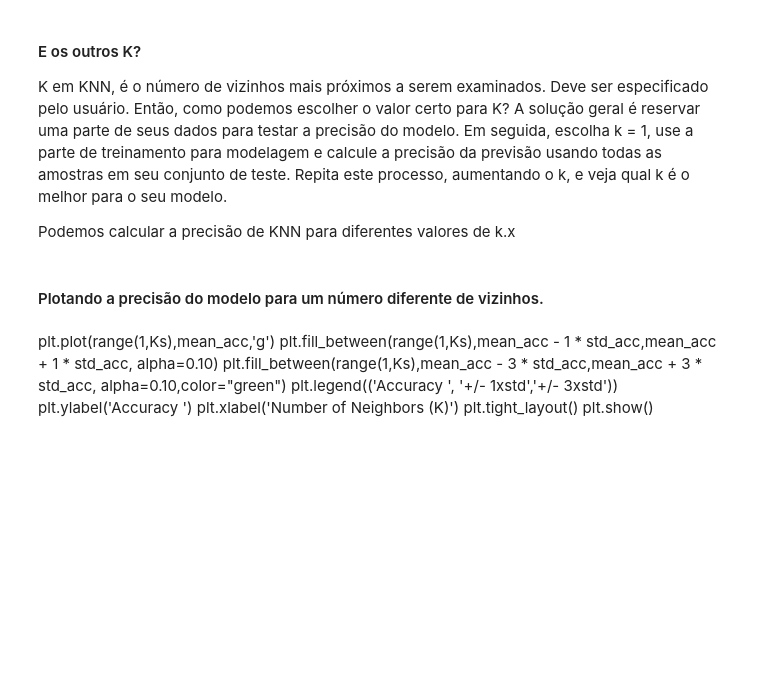
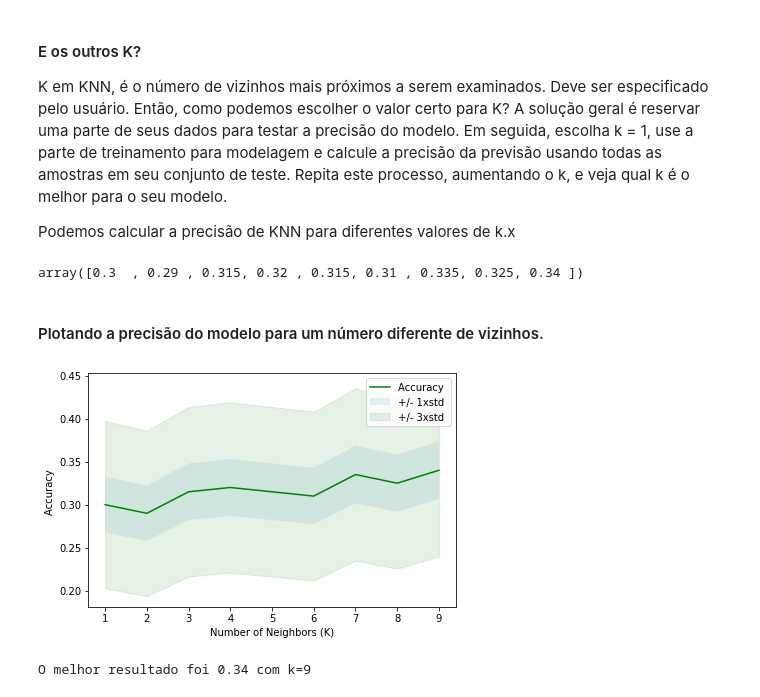
Before and after one commit to kauebr/Machine-Learning-Projects-IBM, a Jupyter notebook: Vizinhos mais proximos de K/KNN.ipynb, the cells around one changed output. Saved outputs shown, nothing was run; the diff lists cells and outputs as text; code cells hidden in the pictures; blank space fills up the shorter version.

```diff
--- a/Vizinhos mais proximos de K/KNN.ipynb
+++ b/Vizinhos mais proximos de K/KNN.ipynb
@@ -232,14 +232,38 @@ K em KNN, é o número de vizinhos mais próximos a serem examinados. Deve ser e
 A solução geral é reservar uma parte de seus dados para testar a precisão do modelo. Em seguida, escolha k = 1, use a parte de treinamento para modelagem e calcule a precisão da previsão usando todas as amostras em seu conjunto de teste. Repita este processo, aumentando o k, e veja qual k é o melhor para o seu modelo.
 
 Podemos calcular a precisão de KNN para diferentes valores de k.x
+# %%
+Ks = 10
+mean_acc = np.zeros((Ks-1))
+std_acc = np.zeros((Ks-1))
+
+for n in range(1,Ks):
+
+    #Train Model and Predict
+    neigh = KNeighborsClassifier(n_neighbors = n).fit(X_train,y_train)
+    yhat=neigh.predict(X_test)
+    mean_acc[n-1] = metrics.accuracy_score(y_test, yhat)
+
+
+    std_acc[n-1]=np.std(yhat==y_test)/np.sqrt(yhat.shape[0])
+
+mean_acc
+# %% [output]
+array([0.3  , 0.29 , 0.315, 0.32 , 0.315, 0.31 , 0.335, 0.325, 0.34 ])
 # %% [markdown]
 #### Plotando a precisão do modelo para um número diferente de vizinhos.
-# %% [markdown]
-plt.plot(range(1,Ks),mean_acc,'g')
-plt.fill_between(range(1,Ks),mean_acc - 1 * std_acc,mean_acc + 1 * std_acc, alpha=0.10)
-plt.fill_between(range(1,Ks),mean_acc - 3 * std_acc,mean_acc + 3 * std_acc, alpha=0.10,color="green")
-plt.legend(('Accuracy ', '+/- 1xstd','+/- 3xstd'))
-plt.ylabel('Accuracy ')
-plt.xlabel('Number of Neighbors (K)')
-plt.tight_layout()
-plt.show()
+# %%
+plt.plot(range(1,Ks),mean_acc,'g')
+plt.fill_between(range(1,Ks),mean_acc - 1 * std_acc,mean_acc + 1 * std_acc, alpha=0.10)
+plt.fill_between(range(1,Ks),mean_acc - 3 * std_acc,mean_acc + 3 * std_acc, alpha=0.10,color="green")
+plt.legend(('Accuracy ', '+/- 1xstd','+/- 3xstd'))
+plt.ylabel('Accuracy ')
+plt.xlabel('Number of Neighbors (K)')
+plt.tight_layout()
+plt.show()
+# %% [output]
+[figure, added]
+# %%
+print(f"O melhor resultado foi {mean_acc.max()} com k={mean_acc.argmax()+1}")
+# %% [output]
+O melhor resultado foi 0.34 com k=9
```
Also changed, not shown: parts of 3 cells of this notebook.
